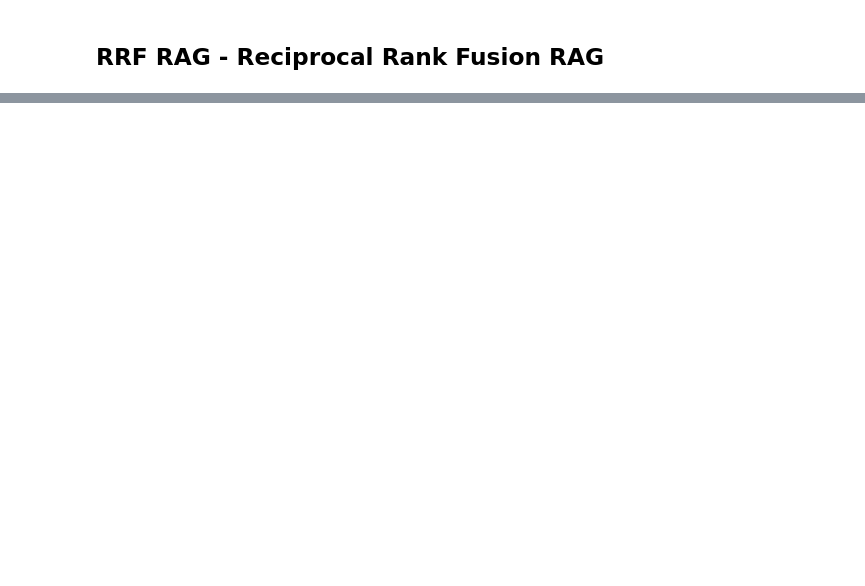
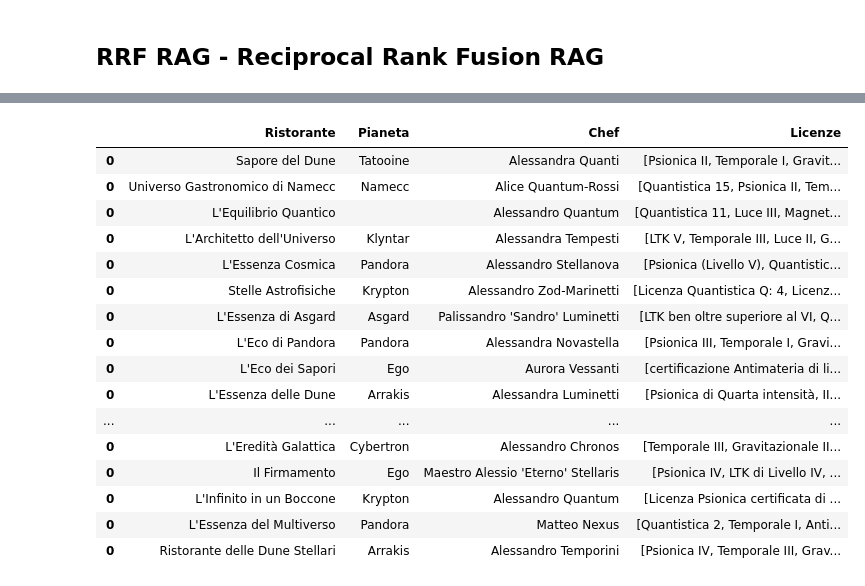
Before and after one commit to IrfEazy/hackapizza2025, a Jupyter notebook: RAG_RRFRAG.ipynb, the cells around one changed output, grey strips where cells are left out. Saved outputs shown, nothing was run; the diff lists cells and outputs as text; code cells hidden in the pictures; blank space fills up the shorter version.

```diff
--- a/RAG_RRFRAG.ipynb
+++ b/RAG_RRFRAG.ipynb
@@ -304 +308,6 @@ out
 100 rows × 2 columns
+# %%
+import pickle
+
+with open('./data/menus_metadata.pkl', 'rb') as f:
+    metadata = pickle.load(f)
@@ -304,0 +334,20 @@ out
+# %%
+metadata
+# %% [output]
+|  | Ristorante | Pianeta | Chef | Licenze |
+| 0 | Sapore del Dune | Tatooine | Alessandra Quanti | [Psionica II, Temporale I, Gravit... |
+| 0 | Universo Gastronomico di Namecc | Namecc | Alice Quantum-Rossi | [Quantistica 15, Psionica II, Tem... |
+| 0 | L'Equilibrio Quantico |  | Alessandro Quantum | [Quantistica 11, Luce III, Magnet... |
+| 0 | L'Architetto dell'Universo | Klyntar | Alessandra Tempesti | [LTK V, Temporale III, Luce II, G... |
+| 0 | L'Essenza Cosmica | Pandora | Alessandro Stellanova | [Psionica (Livello V), Quantistic... |
+| 0 | Stelle Astrofisiche | Krypton | Alessandro Zod-Marinetti | [Licenza Quantistica Q: 4, Licenz... |
+| 0 | L'Essenza di Asgard | Asgard | Palissandro 'Sandro' Luminetti | [LTK ben oltre superiore al VI, Q... |
+| 0 | L'Eco di Pandora | Pandora | Alessandra Novastella | [Psionica III, Temporale I, Gravi... |
+| 0 | L'Eco dei Sapori | Ego | Aurora Vessanti | [certificazione Antimateria di li... |
+| 0 | L'Essenza delle Dune | Arrakis | Alessandra Luminetti | [Psionica di Quarta intensità, II... |
+| ... | ... | ... | ... | ... |
+| 0 | L'Eredità Galattica | Cybertron | Alessandro Chronos | [Temporale III, Gravitazionale II... |
+| 0 | Il Firmamento | Ego | Maestro Alessio 'Eterno' Stellaris | [Psionica IV, LTK di Livello IV, ... |
+| 0 | L'Infinito in un Boccone | Krypton | Alessandro Quantum | [Licenza Psionica certificata di ... |
+| 0 | L'Essenza del Multiverso | Pandora | Matteo Nexus | [Quantistica 2, Temporale I, Anti... |
+| 0 | Ristorante delle Dune Stellari | Arrakis | Alessandro Temporini | [Psionica IV, Temporale III, Grav... |
```
Also changed, not shown: parts of 10 cells of this notebook, 7 other files.
